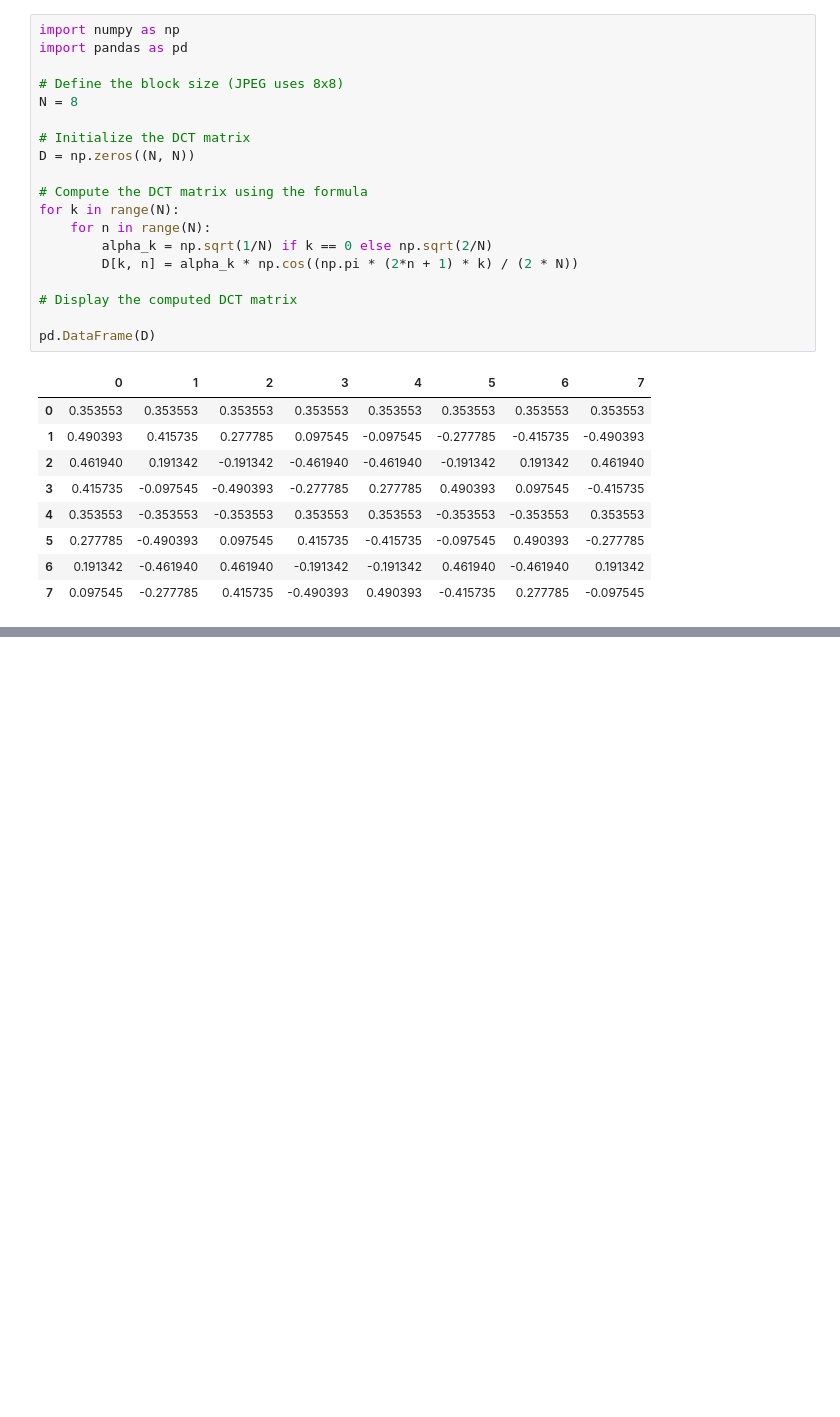
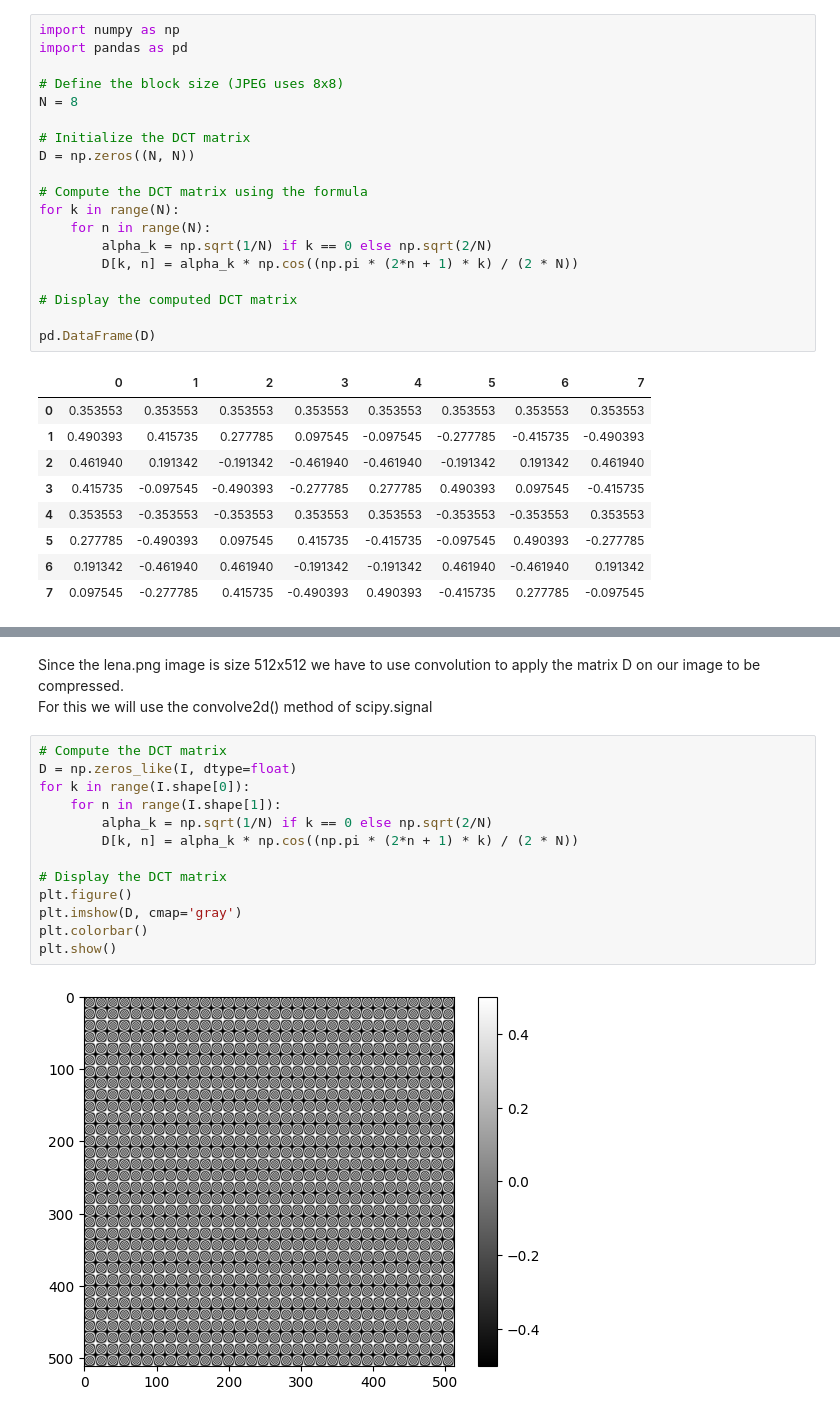
Before and after one commit to Pecneb/MMMIP_Assignments, a Jupyter notebook: Assignments/1st_Assignment.ipynb, the cells around one changed output, grey strips where cells are left out. Saved outputs shown, nothing was run; the diff lists cells and outputs as text; blank space fills up the shorter version.

```diff
--- a/Assignments/1st_Assignment.ipynb
+++ b/Assignments/1st_Assignment.ipynb
@@ -99,0 +117,18 @@ print(f"Mean absolute error: {error:.2f}")
+# %% [markdown]
+Since the lena.png image is size 512x512 we have to use convolution to apply the matrix D on our image to be compressed.
+For this we will use the convolve2d() method of scipy.signal
+# %%
+# Compute the DCT matrix
+D = np.zeros_like(I, dtype=float)
+for k in range(I.shape[0]):
+    for n in range(I.shape[1]):
+        alpha_k = np.sqrt(1/N) if k == 0 else np.sqrt(2/N)
+        D[k, n] = alpha_k * np.cos((np.pi * (2*n + 1) * k) / (2 * N))
+
+# Display the DCT matrix
+plt.figure()
+plt.imshow(D, cmap='gray')
+plt.colorbar()
+plt.show()
+# %% [output]
+[figure, added]
```
Also changed, not shown: parts of 11 cells of this notebook, 33 other files.
